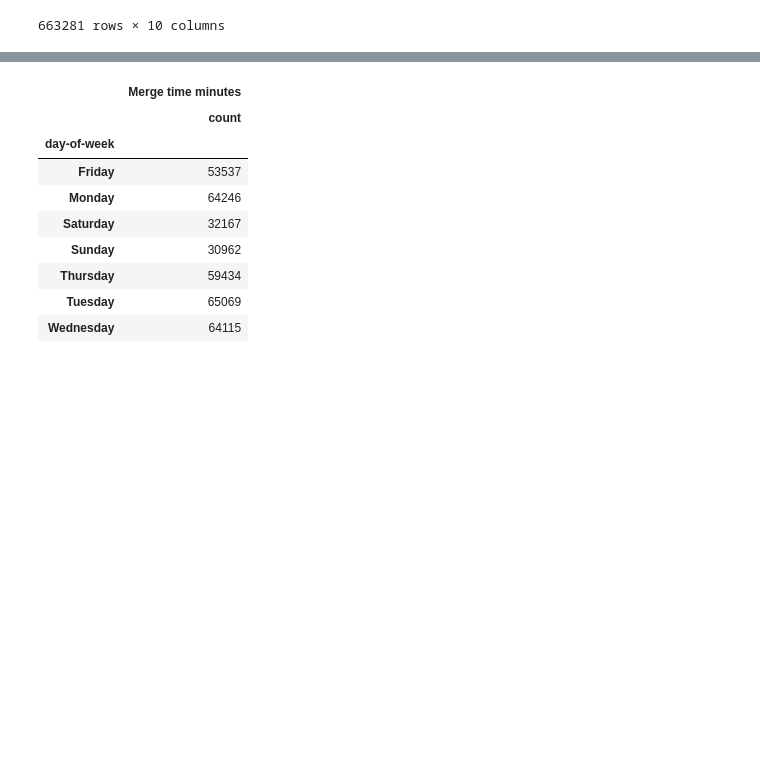
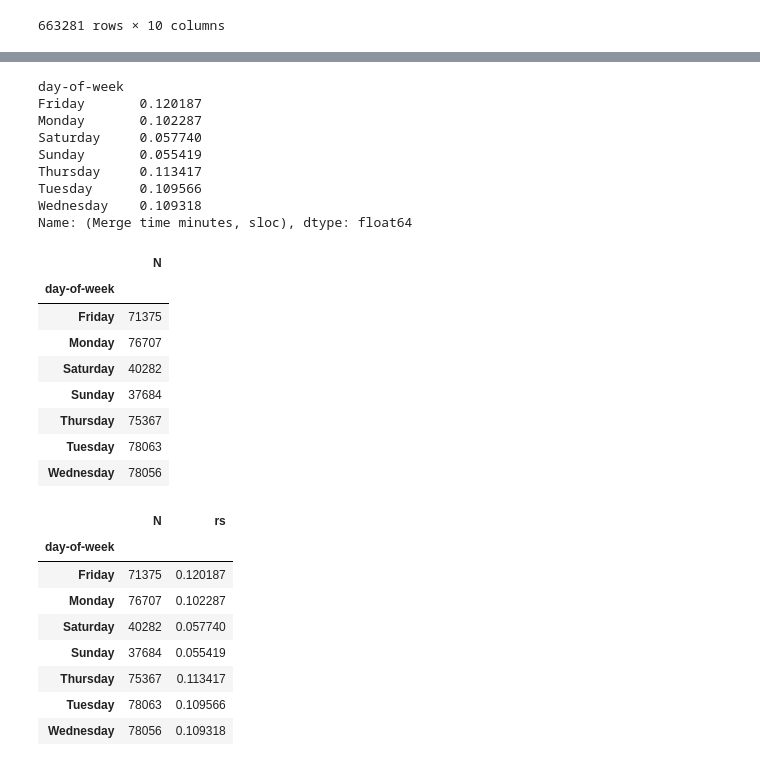
Before and after one commit to GuillaumeClaude/SENG-480B-Final-Project, a Jupyter notebook: Code/analysis.ipynb, the cells around one changed output, grey strips where cells are left out. Cells and saved outputs as stored; diff of their text form; code cells hidden in the pictures; blank space fills up the shorter version.

```diff
--- a/Code/analysis.ipynb
+++ b/Code/analysis.ipynb
@@ -27,6 +27,7 @@ from scipy.stats import spearmanr
 
 df = pd.read_csv("/Users/admin/Desktop/SENG-480B-Final-Project-1/Input files/full.csv", sep=",")
 df["sloc"]=df['Insertions']+df['Deletions']
+df.drop(df.loc[df['Language']=='Javascript'].index, inplace=True)
 df.head()
 # %% [output]
 |  | Language | Project | PR ID | Created At | Merged At | Merge time minutes | Files changed | Insertions | ... |
@@ -54,7 +55,7 @@ display(df)
 # %%
 # Using turkey outlier to drop outliers in the data. This is the same method as the original study for continuity
 
-def turkey_outlier(df, column, whisker_width=1.15):
+def turkey_outlier(df, column, whisker_width=1):
     # Calculate Q1, Q2 and IQR
     q1 = df[column].quantile(0.25)
     q3 = df[column].quantile(0.75)
@@ -67,8 +68,8 @@ def turkey_outlier(df, column, whisker_width=1.15):
 table3=df.copy()
 display(df)
 display(df.describe())
-df = turkey_outlier(df, 'Merge time minutes', whisker_width=1.5)
-df = turkey_outlier(df, 'sloc', whisker_width=1.5)
+df = turkey_outlier(df, 'Merge time minutes', whisker_width=1)
+df = turkey_outlier(df, 'sloc', whisker_width=1)
 display(df)
 df.describe()
 # %% [output]
@@ -245,27 +264,51 @@ Name: (Merge time minutes, sloc), dtype: float64
 # %%
 # Table 6: Spearman correlation coefficient 𝑟𝑠 (𝑝 < .001) between time-to-merge in hours and total SLOC in a pull request by pull request creation day. N = total number
 dayOfWeek={0:'Monday', 1:'Tuesday', 2:'Wednesday', 3:'Thursday', 4:'Friday', 5:'Saturday', 6:'Sunday'}
 t6=df.copy()
+
+t6['Merge time minutes'] = t6['Merge time minutes']/60
 t6['create_date'] = pd.to_datetime(t6['Created At']).dt.date
 t6['create_date'] = pd.to_datetime(t6['create_date'])
 t6['day-of-week'] = t6['create_date'].dt.dayofweek
 t6.sort_values(['day-of-week'],ascending=True)
 t6['day-of-week']=t6['day-of-week'].map(dayOfWeek)
 
 cats = [ 'Monday', 'Tuesday', 'Wednesday', 'Thursday', 'Friday', 'Saturday', 'Sunday']
-groups = t6.groupby(["day-of-week"]).agg({ 'Merge time minutes':['count']})
+groups = t6.groupby(["day-of-week"]).agg(N = ('Language','count'))
+t6 = t6.groupby(['day-of-week'])[['Merge time minutes', 'sloc']].corr(method='spearman').unstack().iloc[:,1]
+print(t6)
 display(groups)
+t6=groups.merge(t6, on="day-of-week")
+t6.columns = ["N", "rs"]
+t6
 # %% [output]
+day-of-week
+Friday       0.120187
+Monday       0.102287
+Saturday     0.057740
+Sunday       0.055419
+Thursday     0.113417
+Tuesday      0.109566
+Wednesday    0.109318
+Name: (Merge time minutes, sloc), dtype: float64
-|  | Merge time minutes |
-|  | count |
+|  | N |
 | day-of-week |  |
-| Friday | 53537 |
-| Monday | 64246 |
-| Saturday | 32167 |
-| Sunday | 30962 |
-| Thursday | 59434 |
-| Tuesday | 65069 |
-| Wednesday | 64115 |
+| Friday | 71375 |
+| Monday | 76707 |
+| Saturday | 40282 |
+| Sunday | 37684 |
+| Thursday | 75367 |
+| Tuesday | 78063 |
+| Wednesday | 78056 |
+|  | N | rs |
+| day-of-week |  |  |
+| Friday | 71375 | 0.120187 |
+| Monday | 76707 | 0.102287 |
+| Saturday | 40282 | 0.057740 |
+| Sunday | 37684 | 0.055419 |
+| Thursday | 75367 | 0.113417 |
+| Tuesday | 78063 | 0.109566 |
+| Wednesday | 78056 | 0.109318 |
 # %%
 # Figure 1: A barplot of pull request sizes
 bins = [0, 20, 40, 60, 80,100,120,140,160,180,200]
```
Also changed, not shown: parts of 7 cells of this notebook.
